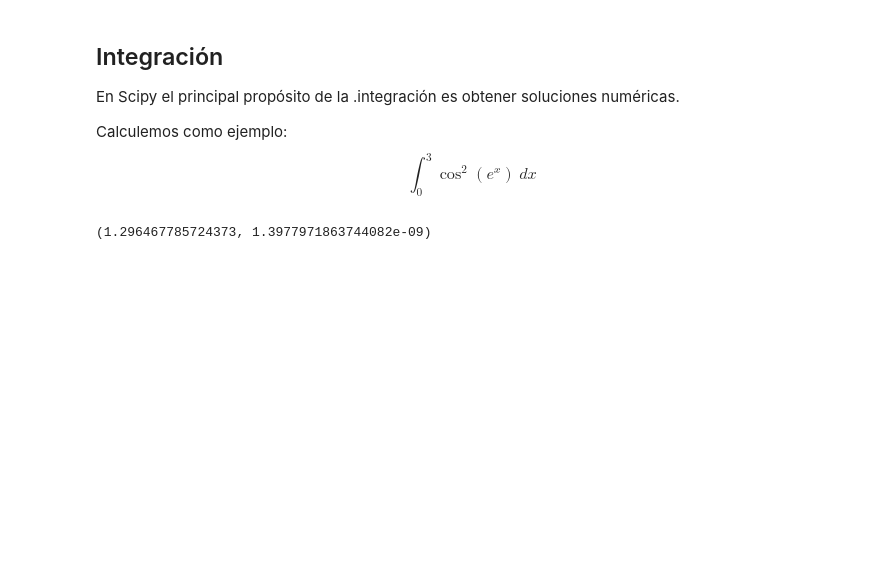
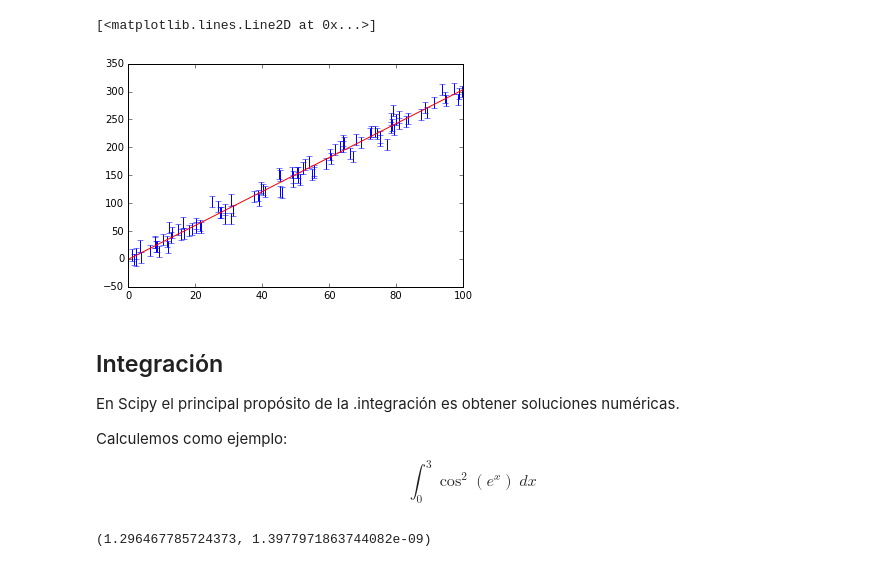
Before and after one commit to geckolml/M-L, a Jupyter notebook: numpy-scipy/Notas-scipy.ipynb, the cells around one changed output. Saved outputs shown, nothing was run; the diff lists cells and outputs as text; code cells hidden in the pictures; blank space fills up the shorter version.

```diff
--- a/numpy-scipy/Notas-scipy.ipynb
+++ b/numpy-scipy/Notas-scipy.ipynb
@@ -19,3 +151,12 @@ Características:
+# %%
+# Graficamos la linea de mejor ajuste
+
+plt.errorbar(x, y, yerr=e, fmt=None)
+xfine = np.linspace(0., 100., 100)  # define valores para la funcion
+plt.plot(xfine, linea(xfine, param[0], param[1]), 'r-')
+# %% [output]
+[<matplotlib.lines.Line2D at 0x...>]
+[figure, added]
 # %% [markdown]
 ## Integración
 
```
Also changed, not shown: parts of 19 cells of this notebook.
